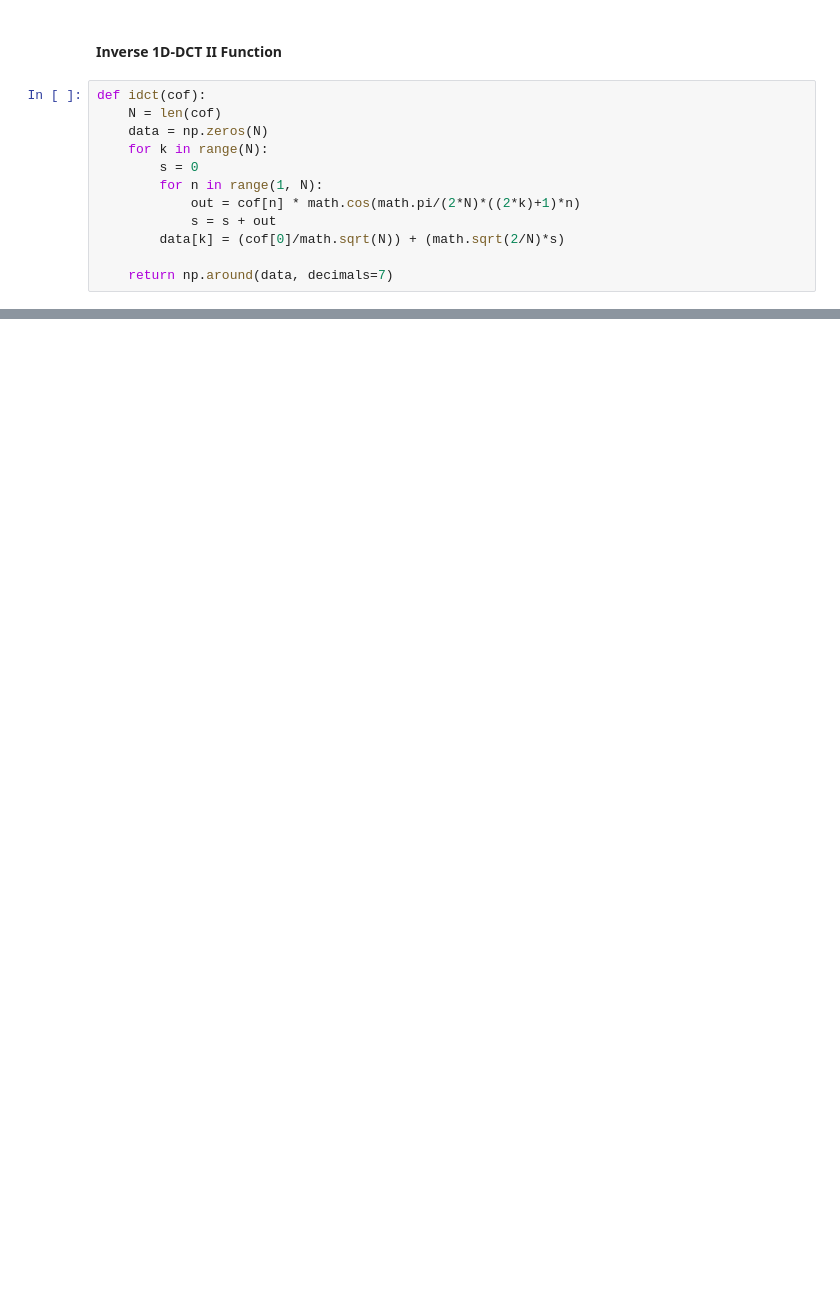
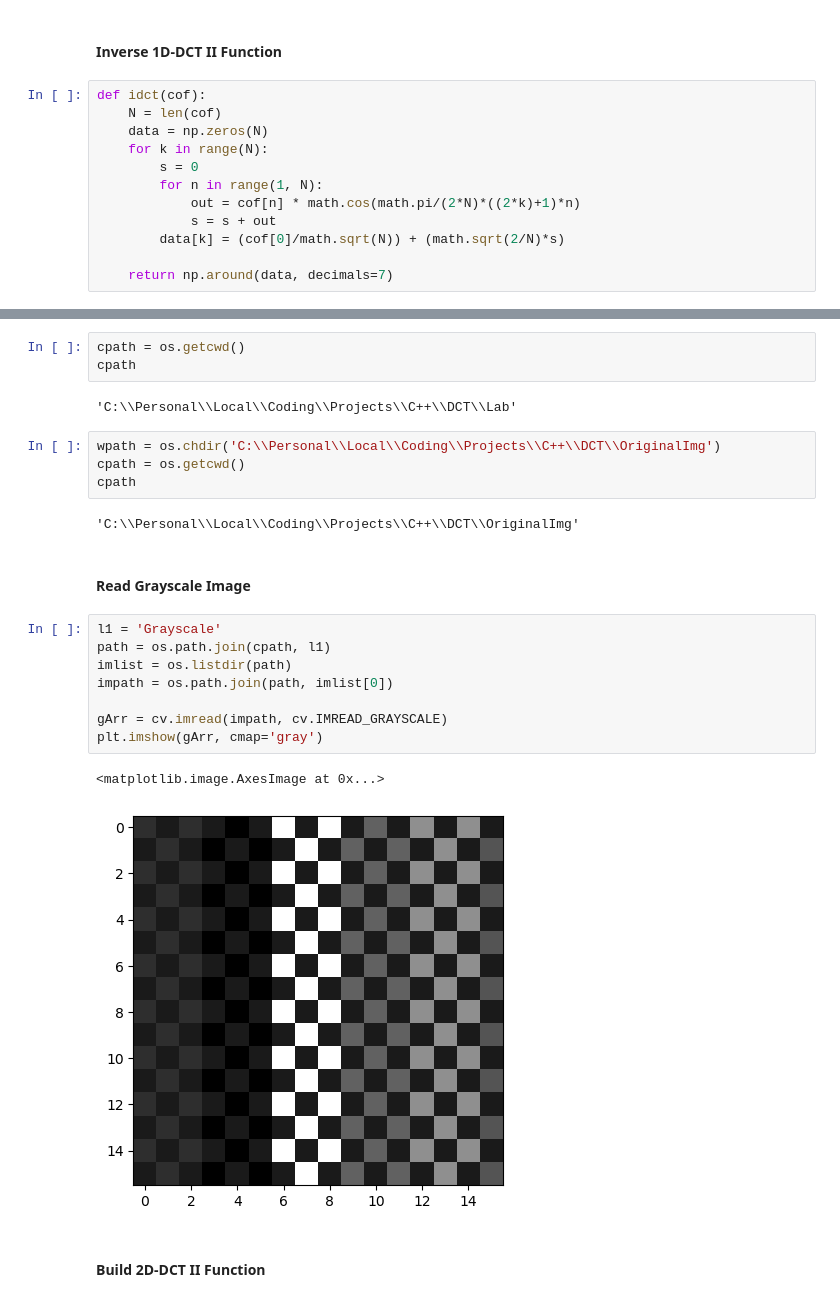
Before and after one commit to ratikaewkam/DCT, a Jupyter notebook: Lab/DCTlab.ipynb, the cells around one changed output, grey strips where cells are left out. Cells and saved outputs as stored; diff of their text form; blank space fills up the shorter version.

Commit message:
Update DCTlab.ipynb - Read Grayscale Image (bmp)

```diff
--- a/Lab/DCTlab.ipynb
+++ b/Lab/DCTlab.ipynb
@@ -169,0 +172,26 @@ plt.plot(index1D, output1D_i)
+# %%
+cpath = os.getcwd()
+cpath
+# %% [output]
+'C:\\Personal\\Local\\Coding\\Projects\\C++\\DCT\\Lab'
+# %%
+wpath = os.chdir('C:\\Personal\\Local\\Coding\\Projects\\C++\\DCT\\OriginalImg')
+cpath = os.getcwd()
+cpath
+# %% [output]
+'C:\\Personal\\Local\\Coding\\Projects\\C++\\DCT\\OriginalImg'
+# %% [markdown]
+#### Read Grayscale Image
+# %%
+l1 = 'Grayscale'
+path = os.path.join(cpath, l1)
+imlist = os.listdir(path)
+impath = os.path.join(path, imlist[0])
+
+gArr = cv.imread(impath, cv.IMREAD_GRAYSCALE)
+plt.imshow(gArr, cmap='gray')
+# %% [output]
+<matplotlib.image.AxesImage at 0x...>
+[figure, added]
+# %% [markdown]
+#### Build 2D-DCT II Function
```
Also changed, not shown: parts of 10 cells of this notebook.
